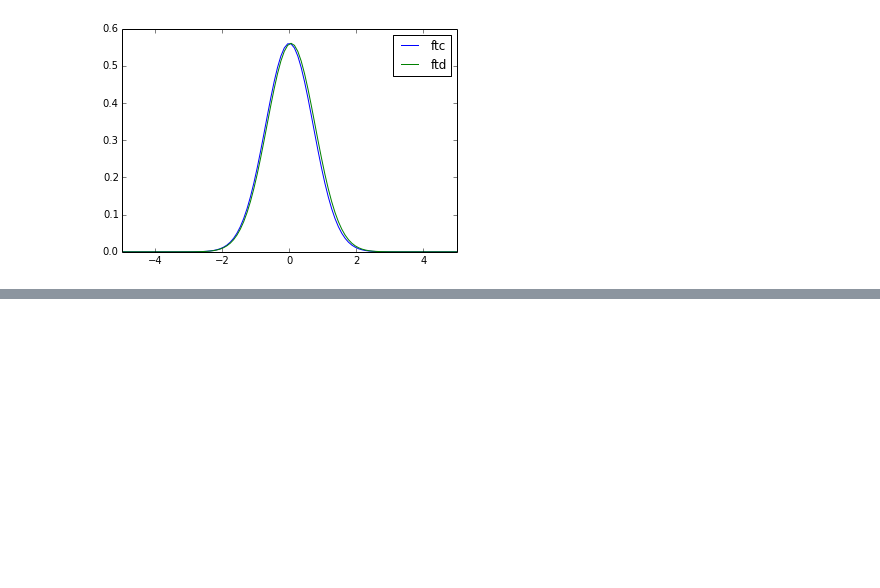
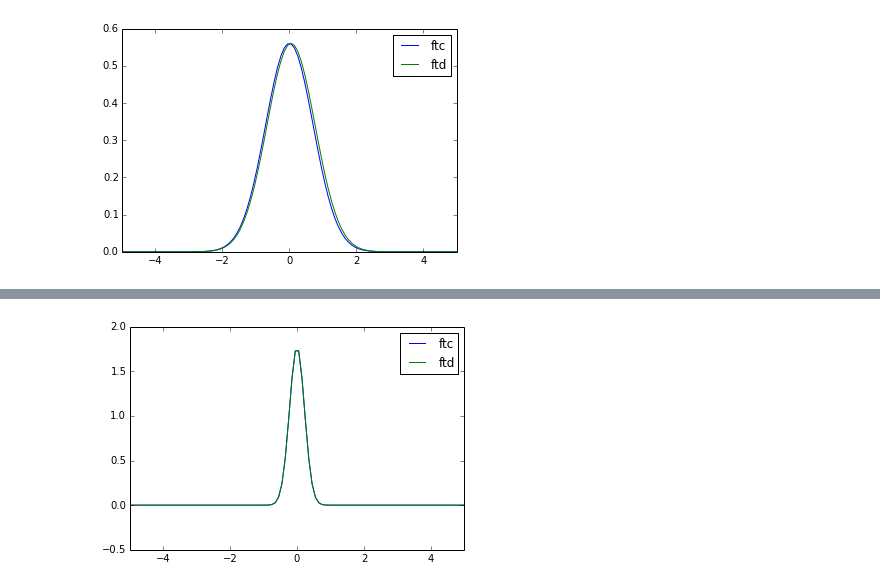
Before and after one commit to mpresley42/KSZ_21cm_Constraints, a Jupyter notebook: code/Python/PowerSpectrumTests.ipynb, the cells around one changed output, grey strips where cells are left out. Cells and saved outputs as stored; diff of their text form; code cells hidden in the pictures; blank space fills up the shorter version.

```diff
--- a/code/Python/PowerSpectrumTests.ipynb
+++ b/code/Python/PowerSpectrumTests.ipynb
@@ -87,3 +90,29 @@ plt.legend()
 # %%
 # conclusion: I should just use my own version of fft bc I have no idea
 # what's going on with numpy's.....
+# %%
+# ok. it's actually more complicated than I thought. I had been using lambda
+# functions, but I will need to be using arrays. hmmm.....
+def discrete_ft(x,f):
+    l = max(x); N = len(x) # assumes that x is from -l to l
+    nx = N*x/(2.*l)
+    nk = np.arange(-N/2.,N/2.,dtype='float64')
+    nxg,nkg = np.meshgrid(nx,nk)
+    fg,nkg = np.meshgrid(f,nk)
+    ftd = np.sum(fg.T*np.exp(-2.*np.pi*1j*nxg*nkg/N)*2*l/N,axis=0)
+    k = np.linspace(-N/(4*l),N/(4*l),N)
+    return k,ftd
+l=5.; n=1000.
+x = np.linspace(-l,l,n)
+a=1.;b=1.;
+f = a*np.exp(-b*x*x)
+k,ftd = discrete_ft(x,f)
+ftc = a*np.sqrt(np.pi/b)*np.exp(-k*k*np.pi*np.pi/b)
+
+ftcp = plt.plot(k,ftc,label='ftc')
+ftdp = plt.plot(k,ftd,label='ftd')
+plt.xlim([-5,5])
+plt.legend()
+plt.show()
+# %% [output]
+[figure, added]
```
Also changed, not shown: parts of 1 cell of this notebook.
